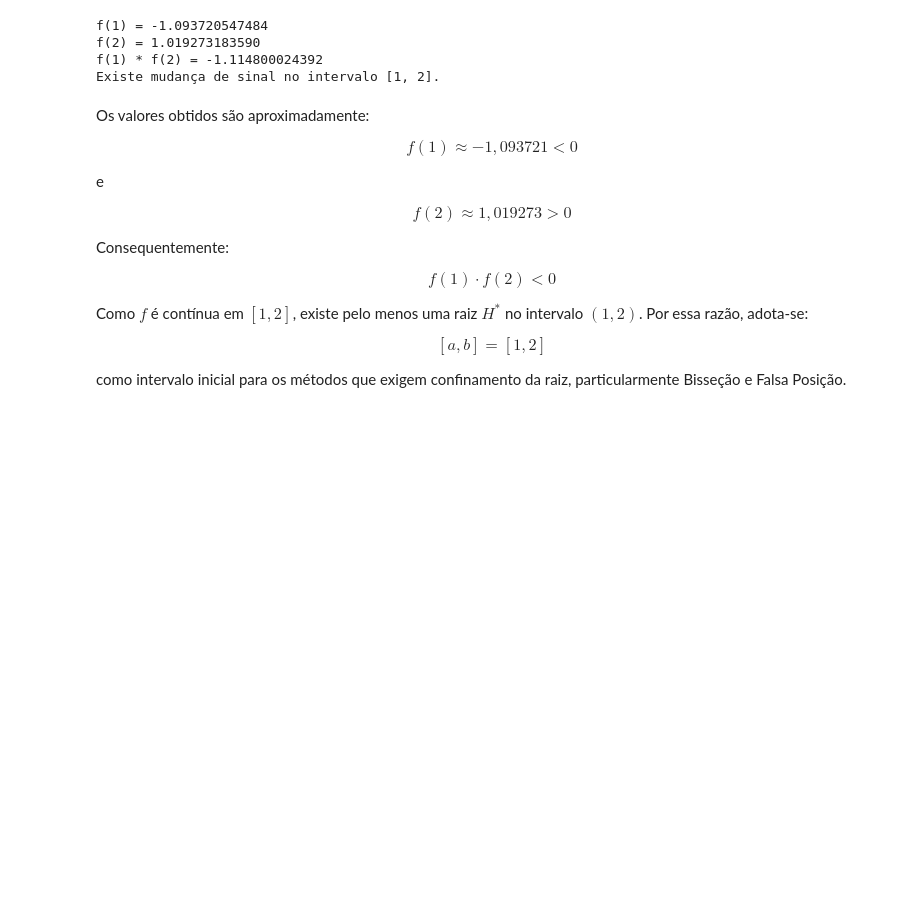
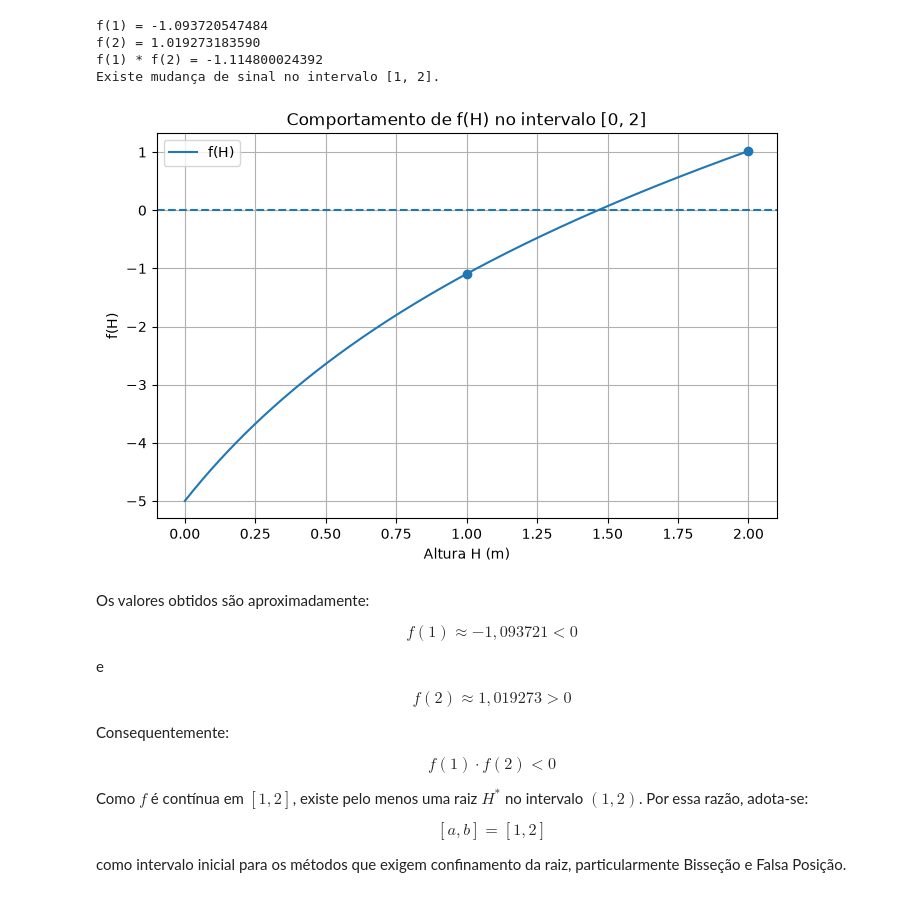
Before and after one commit to Amanda-Aziz/Projeto-de-Metodos-Numericos, a Jupyter notebook: notebooks/aplicacao_analise_comparativa_metodos_numericos.ipynb, the cells around one changed output. Cells and saved outputs as stored; diff of their text form; code cells hidden in the pictures; blank space fills up the shorter version.

```diff
--- a/notebooks/aplicacao_analise_comparativa_metodos_numericos.ipynb
+++ b/notebooks/aplicacao_analise_comparativa_metodos_numericos.ipynb
@@ -222,6 +223,31 @@ f(1) = -1.093720547484
 f(2) = 1.019273183590
 f(1) * f(2) = -1.114800024392
 Existe mudança de sinal no intervalo [1, 2].
+# %%
+H_valores = np.linspace(0, 2, 400)
+
+f_valores = [f(H) for H in H_valores]
+
+plt.figure(figsize=(8, 5))
+
+plt.plot(H_valores, f_valores, label="f(H)")
+plt.axhline(0, linestyle="--")
+
+plt.scatter(
+    [1, 2],
+    [f(1), f(2)],
+    zorder=3
+)
+
+plt.xlabel("Altura H (m)")
+plt.ylabel("f(H)")
+plt.title("Comportamento de f(H) no intervalo [0, 2]")
+plt.grid(True)
+plt.legend()
+
+plt.show()
+# %% [output]
+[figure, added]
 # %% [markdown]
 Os valores obtidos são aproximadamente:
 
```
Also changed, not shown: parts of 1 cell of this notebook.
